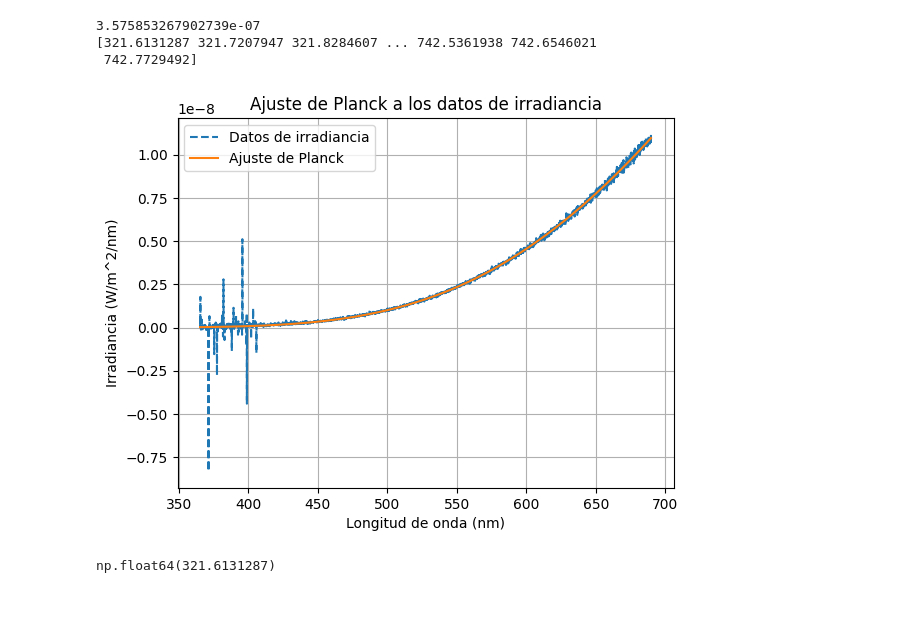
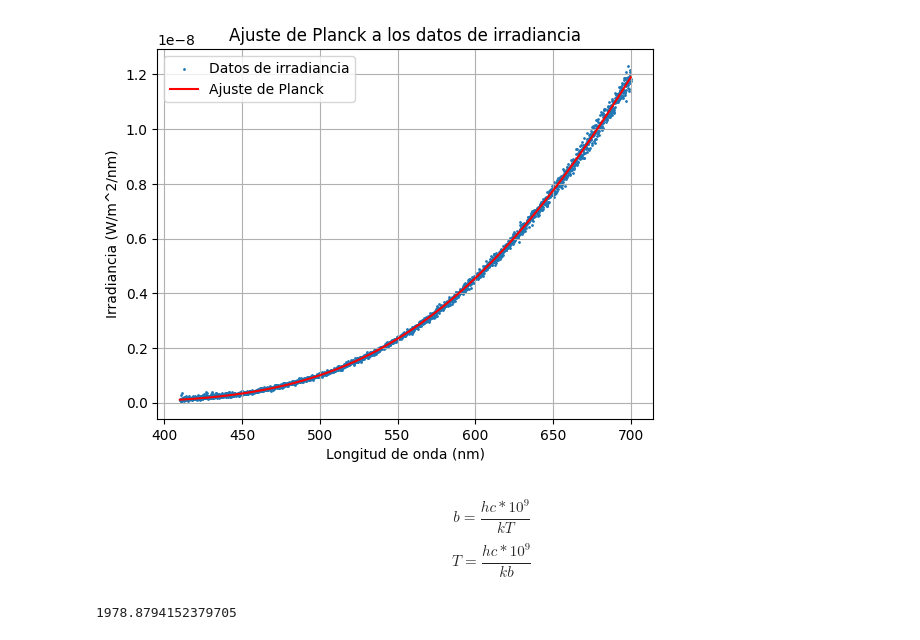
Before and after one commit to JosetoCa/Experimental-IV, a Jupyter notebook: Planck/Untitled-1.ipynb, the cells around one changed output. Saved outputs shown, nothing was run; the diff lists cells and outputs as text; code cells hidden in the pictures; blank space fills up the shorter version.

```diff
--- a/Planck/Untitled-1.ipynb
+++ b/Planck/Untitled-1.ipynb
@@ -20,34 +20,36 @@ irradiancia_lampara = np.array(radiancia_referencia * (radiancia_lampara_muestra
 # %%
 import numpy as np
 import matplotlib.pyplot as plt
 from scipy.optimize import curve_fit
 from scipy.constants import h, c
 
 def planck(wavelength, a, b):
     return a / ((wavelength**5) * (np.exp(b / wavelength) - 1))
 
-popt, pcov = curve_fit(planck, longitud_onda[100:3200], irradiancia_lampara[100:3200], p0 = [1,1])
+mask = (longitud_onda > 410) & (longitud_onda < 700)
+
+popt, pcov = curve_fit(planck, longitud_onda[mask], irradiancia_lampara[mask], p0 = [1,1])
 a, b = popt
-h_ = a / (2*(c**2))
-print(h_)
-print((longitud_onda))
 
-x = np.linspace(longitud_onda[0], longitud_onda[-1], 1000)
-plt.plot(longitud_onda[400:3200], irradiancia_lampara[400:3200], '--', label='Datos de irradiancia')
-plt.plot(longitud_onda[400:3200], planck(longitud_onda[400:3200], *popt), label='Ajuste de Planck')
+
+
+plt.scatter(longitud_onda[mask], irradiancia_lampara[mask], s=1, label='Datos de irradiancia')
+plt.plot(longitud_onda[mask], planck(longitud_onda[mask], *popt), label='Ajuste de Planck',c='red')
 
 plt.xlabel('Longitud de onda (nm)')
 plt.ylabel('Irradiancia (W/m^2/nm)')
 plt.title('Ajuste de Planck a los datos de irradiancia')
 plt.legend()
 plt.grid()
 plt.show()
 # %% [output]
-3.575853267902739e-07
-[321.6131287 321.7207947 321.8284607 ... 742.5361938 742.6546021
- 742.7729492]
-[figure, old version]
+[figure, new version]
-# %%
-longitud_onda[0]
-# %% [output]
-np.float64(321.6131287)
+# %% [markdown]
+$$b = \frac{h c *10^9}{k T}$$
+$$T = \frac{h c *10^9}{k b}$$
+# %%
+from scipy.constants import h, c, k
+temperatura = 1e9 * h * c / (b * k)
+print(temperatura)
+# %% [output]
+1978.8794152379705
```
Also changed, not shown: parts of 2 cells of this notebook.
